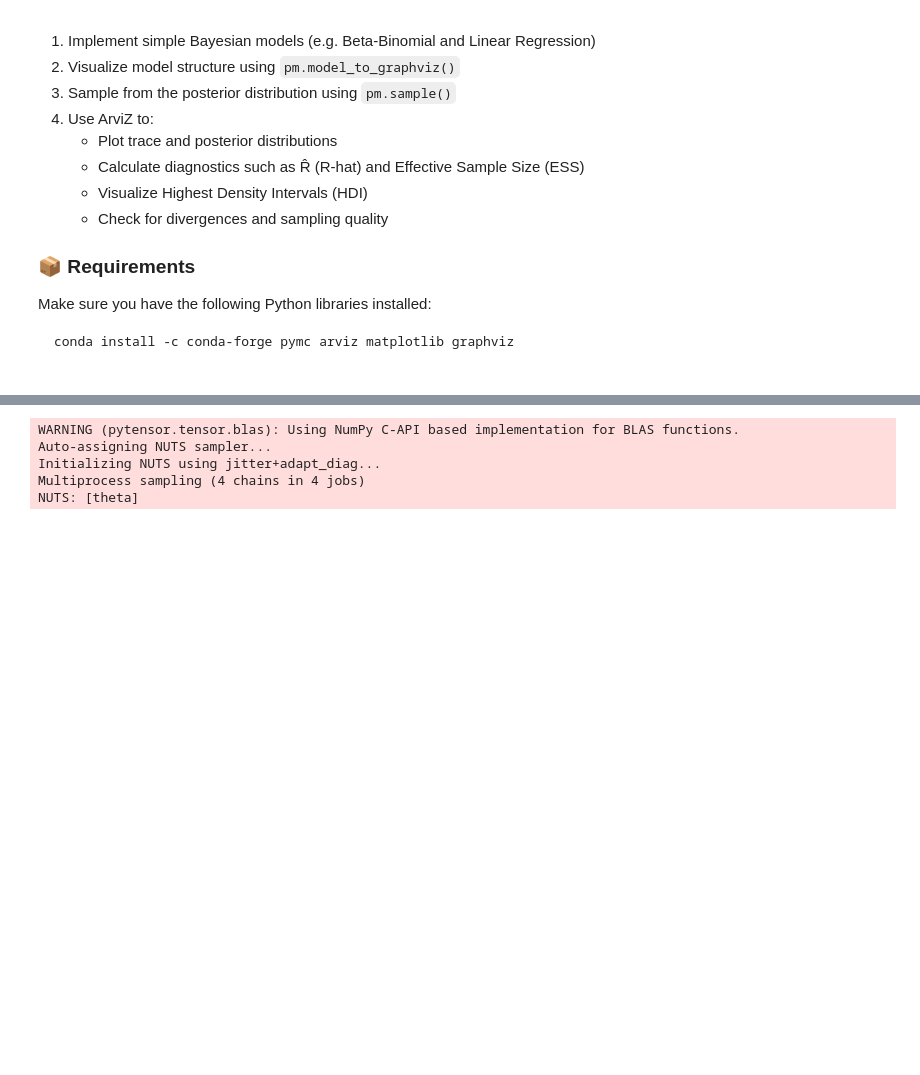
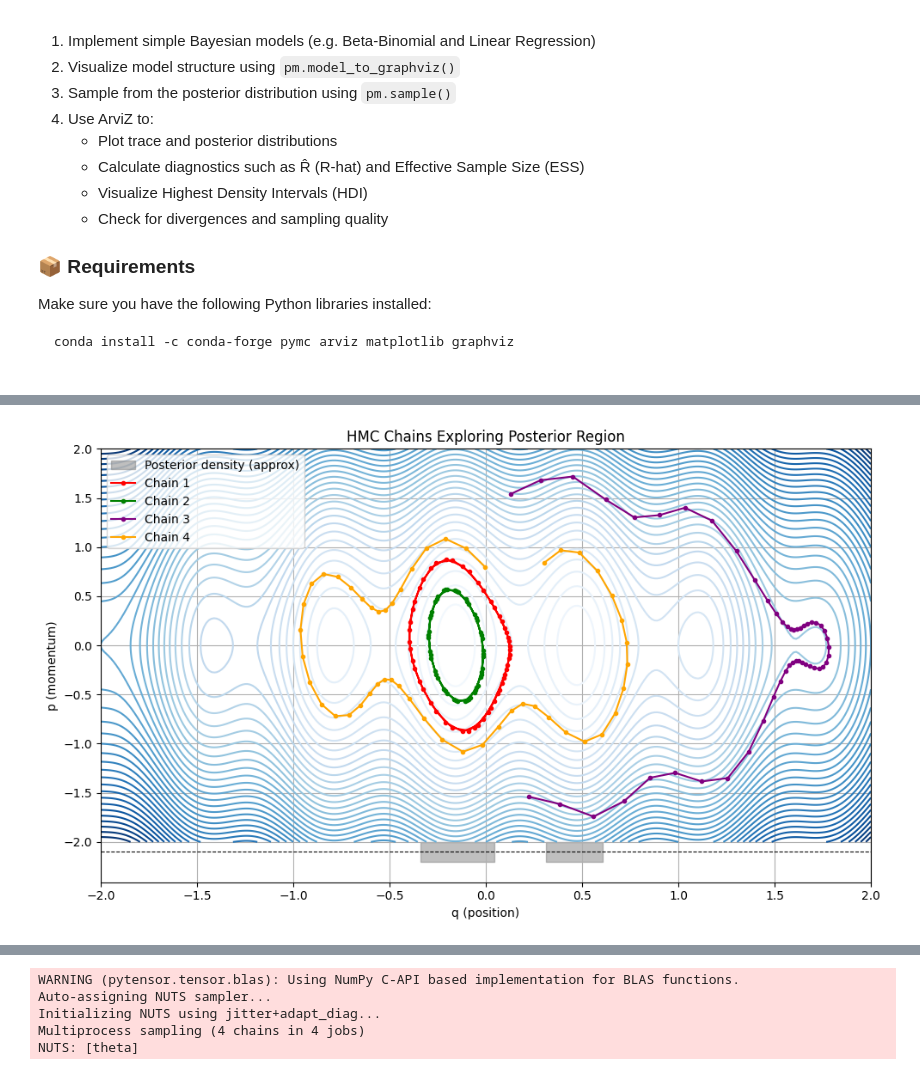
Before and after one commit to Andres1984/WinterUTEC2025Montevideo, a Jupyter notebook: Code/LabPYMC.ipynb, the cells around one changed output, grey strips where cells are left out. Cells and saved outputs as stored; diff of their text form; code cells hidden in the pictures; blank space fills up the shorter version.

```diff
--- a/Code/LabPYMC.ipynb
+++ b/Code/LabPYMC.ipynb
@@ -35,3 +258,90 @@ conda install -c conda-forge pymc arviz matplotlib graphviz
+# %%
+import numpy as np
+import matplotlib.pyplot as plt
+
+np.random.seed(42)  # For reproducibility
+
+# Updated potential energy function with a clear mode near q = 0
+def U(q):
+    return 0.5 * q**2 + 0.2 * np.sin(3 * np.pi * q)
+
+def grad_U(q):
+    return q + 0.6 * np.pi * np.cos(3 * np.pi * q)
+
+def K(p):
+    return 0.5 * p**2
+
+def H(q, p):
+    return U(q) + K(p)
+
+# Leapfrog integrator
+def leapfrog(q, p, step_size, n_steps):
+    q_new = q
+    p_new = p - 0.5 * step_size * grad_U(q_new)
+    trajectory = [(q_new, p_new)]
+
+    for _ in range(n_steps):
+        q_new += step_size * p_new
+        p_new -= step_size * grad_U(q_new)
+        trajectory.append((q_new, p_new))
+
+    p_new -= 0.5 * step_size * grad_U(q_new)
+    return q_new, p_new, trajectory
+
+# HMC transition with optional starting point
+def hmc_transition(q_current, step_size, n_steps):
+    p_current = np.random.normal()
+    q_new, p_new, trajectory = leapfrog(q_current, p_current, step_size, n_steps)
+
+    current_H = H(q_current, p_current)
+    new_H = H(q_new, p_new)
+
+    if np.random.rand() < np.exp(current_H - new_H):
+        return q_new, trajectory
+    else:
+        return q_current, trajectory
+
+# Plot multiple chains and the high-probability posterior region
+def plot_multiple_chains(step_size, n_steps, n_chains=4):
+    q_vals = np.linspace(-2, 2, 300)
+    p_vals = np.linspace(-2, 2, 300)
+    Q, P = np.meshgrid(q_vals, p_vals)
+    H_vals = H(Q, P)
+
+    # Estimate posterior: use exp(-U(q)) (up to constant)
+    posterior_q = np.exp(-U(q_vals))
+    posterior_q /= posterior_q.sum()  # Normalize
+
+    plt.figure(figsize=(10, 6))
+    plt.contour(Q, P, H_vals, levels=50, cmap="Blues")
+
+    # Show posterior density region at bottom (marginal over q)
+    plt.fill_between(q_vals, -2.2, -2.0, where=(posterior_q > 0.005), color='gray', alpha=0.5, label='Posterior density (approx)')
+
+    # Initial positions centered around the mode
+    start_points = np.random.normal(loc=0.0, scale=0.2, size=n_chains)
+
+    colors = ['red', 'green', 'purple', 'orange']
+    for i in range(n_chains):
+        q_start = start_points[i]
+        _, trajectory = hmc_transition(q_start, step_size, n_steps)
+        trajectory = np.array(trajectory)
+        plt.plot(trajectory[:, 0], trajectory[:, 1], marker='o', markersize=3, color=colors[i], label=f'Chain {i+1}')
+
+    plt.title('HMC Chains Exploring Posterior Region')
+    plt.xlabel('q (position)')
+    plt.ylabel('p (momentum)')
+    plt.axhline(-2.1, color='black', linestyle='--', linewidth=0.8)  # For density reference line
+    plt.legend()
+    plt.grid(True)
+    plt.tight_layout()
+    plt.savefig("hmc_chains_posterior_aligned.png", dpi=300)
+    plt.show()
+
+# Run with updated settings
+plot_multiple_chains(step_size=0.1, n_steps=50, n_chains=4)
+# %% [output]
+[figure, added]
 # %% [markdown]
 ## Modeling the Beta-Binomial Distribution in PyMC
 
```
Also changed, not shown: parts of 5 cells of this notebook.
